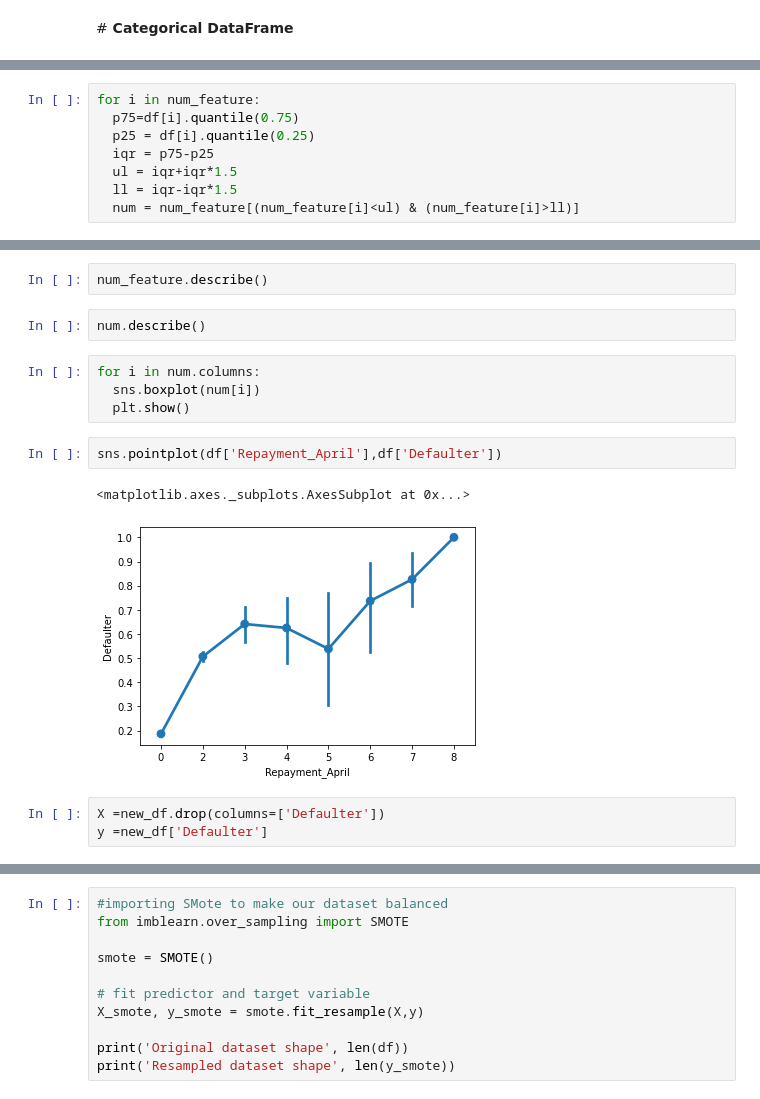
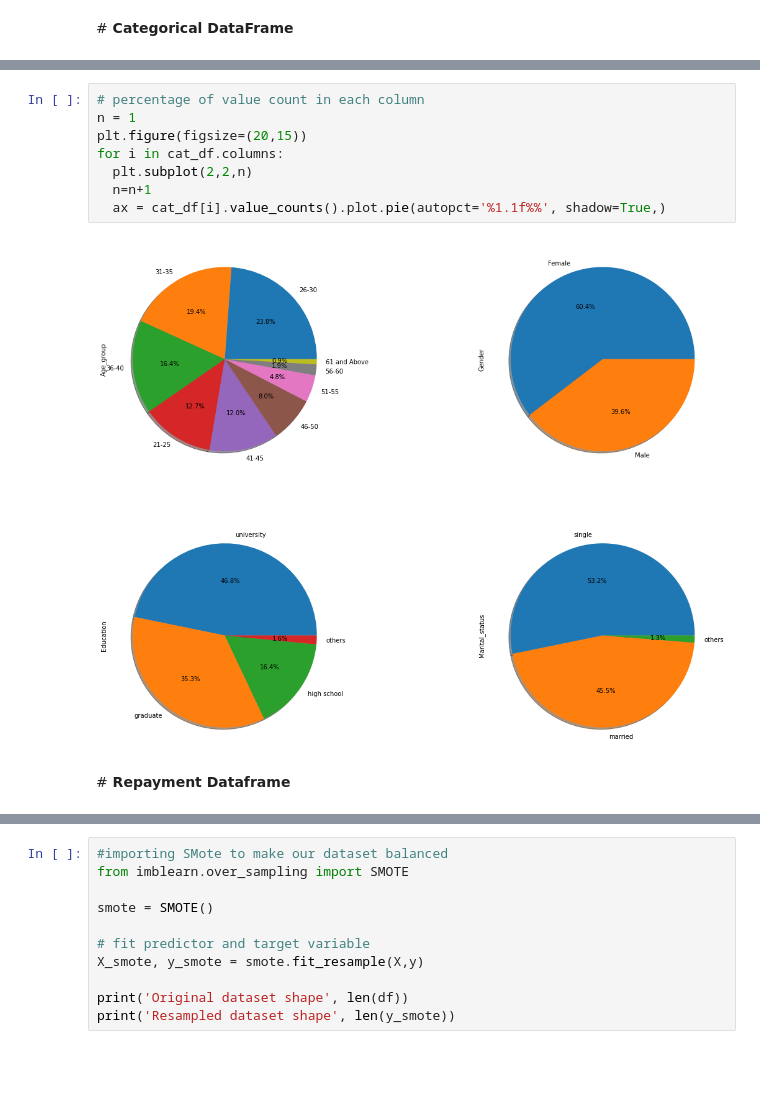
Before and after one commit to armanalam6342/Credit-Card-Default-Prediction, a Jupyter notebook: Credit_Card_Default_Prediction_Capstone_Project.ipynb, the cells around one changed output, grey strips where cells are left out. Cells and saved outputs as stored; diff of their text form; blank space fills up the shorter version.

```diff
--- a/Credit_Card_Default_Prediction_Capstone_Project.ipynb
+++ b/Credit_Card_Default_Prediction_Capstone_Project.ipynb
@@ -389,8 +334,0 @@ ll = iqr-iqr*1.5
-# %%
-for i in num_feature:
-  p75=df[i].quantile(0.75)
-  p25 = df[i].quantile(0.25)
-  iqr = p75-p25
-  ul = iqr+iqr*1.5
-  ll = iqr-iqr*1.5
-  num = num_feature[(num_feature[i]<ul) & (num_feature[i]>ll)]
@@ -399,16 +335,12 @@ num = num_feature[(num_feature['Pay_June']<ul) & (num_feature['Pay_June']>ll)]
-# %%
-num_feature.describe()
-# %%
-num.describe()
-# %%
-for i in num.columns:
-  sns.boxplot(num[i])
-  plt.show()
-# %%
-sns.pointplot(df['Repayment_April'],df['Defaulter'])
-# %% [output]
-<matplotlib.axes._subplots.AxesSubplot at 0x...>
-[figure, removed]
-# %%
-X =new_df.drop(columns=['Defaulter'])
-y =new_df['Defaulter']
+# %%
+# percentage of value count in each column
+n = 1
+plt.figure(figsize=(20,15))
+for i in cat_df.columns:
+  plt.subplot(2,2,n)
+  n=n+1
+  ax = cat_df[i].value_counts().plot.pie(autopct='%1.1f%%', shadow=True,)
+# %% [output]
+[figure, added]
+# %% [markdown]
+#<b> Repayment Dataframe
```
Also changed, not shown: parts of 62 cells of this notebook.
